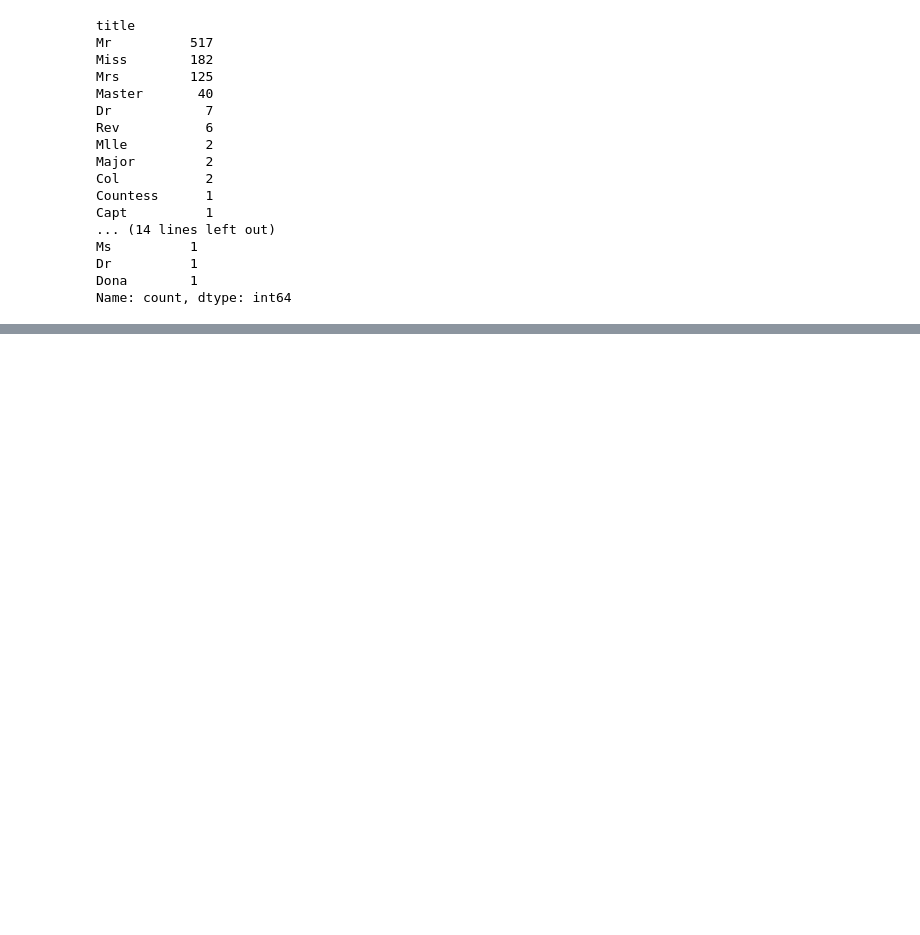
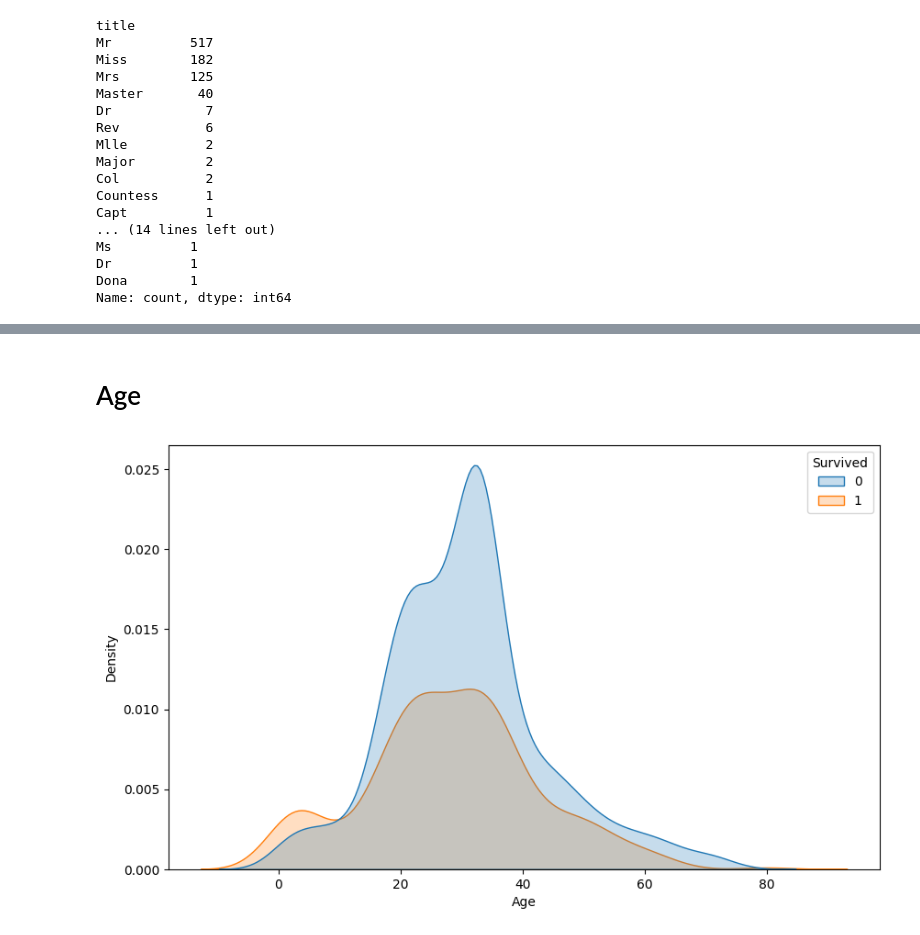
Before and after one commit to segnig/Kaggle-Competitions, a Jupyter notebook: titanic/titanic.ipynb, the cells around one changed output, grey strips where cells are left out. Cells and saved outputs as stored; diff of their text form; code cells hidden in the pictures; blank space fills up the shorter version.

```diff
--- a/titanic/titanic.ipynb
+++ b/titanic/titanic.ipynb
@@ -96,0 +210,5 @@ test_data["title"] = test_data["title"].apply(title_mapping)
+# %%
+# missing values Fare by Pclass
+
+train_data["Fare"] = train_data.groupby("Pclass")["Fare"].transform(lambda x: x.fillna(x.mean()))
+test_data["Fare"] = train_data.groupby("Pclass")["Fare"].transform(lambda x: x.fillna(x.mean()))
@@ -96,0 +250,2 @@ test_data["title"] = test_data["title"].apply(title_mapping)
+# %%
+train_data["Embarked"] = train_data.groupby("Pclass")["Embarked"].transform(lambda x: x.fillna(x.mode()[0]))
@@ -96,0 +270,16 @@ test_data["title"] = test_data["title"].apply(title_mapping)
+# %%
+train_data["FamilySize"] = train_data["SibSp"] + train_data["Parch"]
+test_data["FamilySize"] = test_data["SibSp"] + test_data["Parch"]
+
+test_data["isAlone"] = train_data["FamilySize"].apply(lambda x: 1 if x == 0 else 0)
+train_data["isAlone"] = train_data["FamilySize"].apply(lambda x: 1 if x == 0 else 0)
+# %% [markdown]
+# Age
+# %%
+def plot_kde_age(min, max):
+    fig, ax = plt.subplots(figsize=(10, 6))
+    sns.kdeplot(data=train_data[(train_data["Age"] >= min) & (train_data["Age"] <= max)], x="Age", fill=True, ax=ax, hue="Survived")
+# %%
+plot_kde_age(0, 100)
+# %% [output]
+[figure, added]
```
Also changed, not shown: parts of 14 cells of this notebook.
